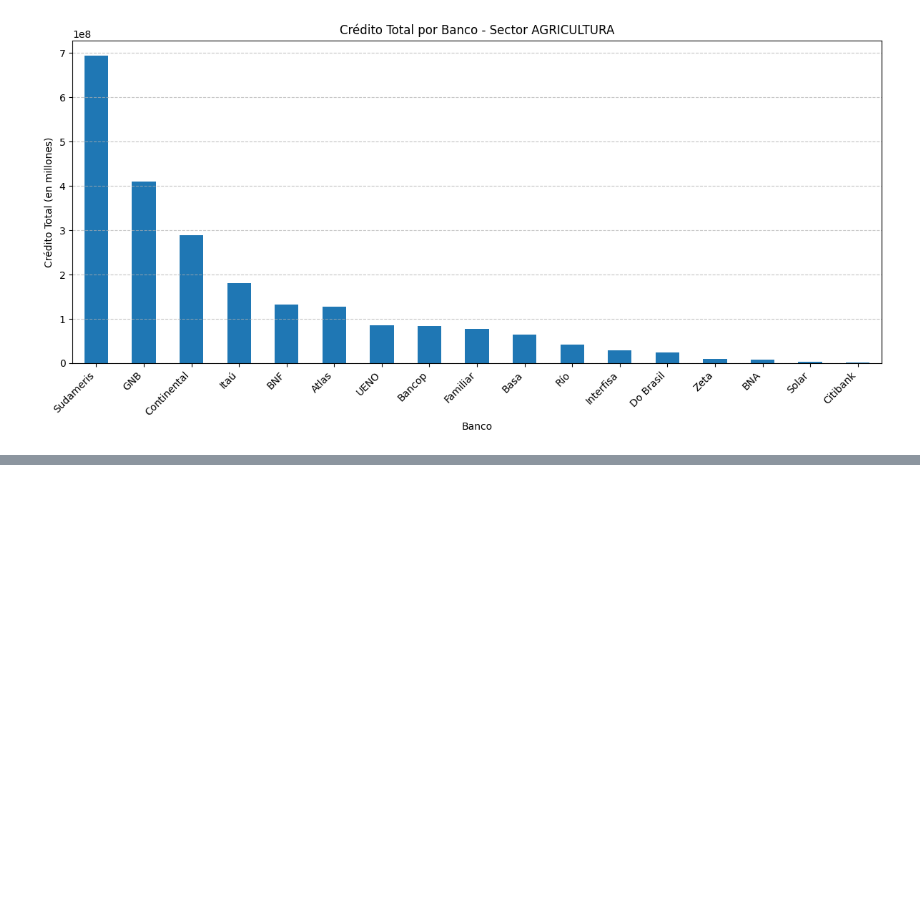
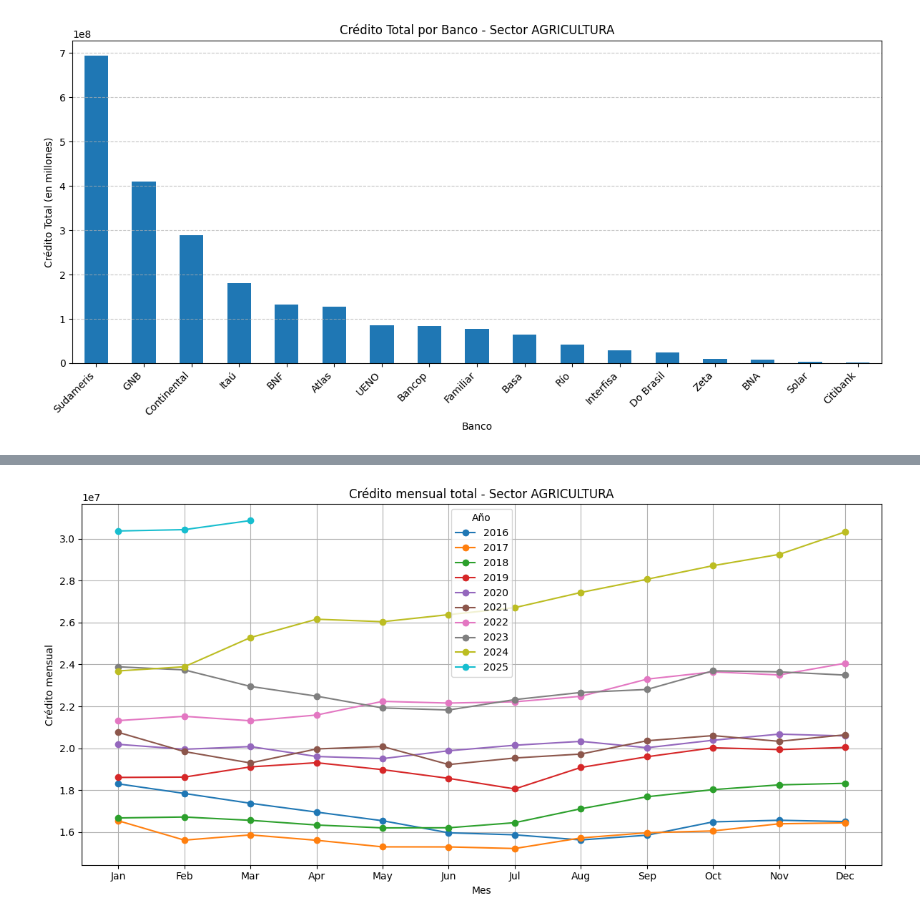
Before and after one commit to MathiasChd/MIA_UNA, a Jupyter notebook: SeriesTemporales/TrabajoGrupal/Trabajo_grupal_MIAAD.ipynb, the cells around one changed output, grey strips where cells are left out. Saved outputs shown, nothing was run; the diff lists cells and outputs as text; code cells hidden in the pictures; blank space fills up the shorter version.

```diff
--- a/SeriesTemporales/TrabajoGrupal/Trabajo_grupal_MIAAD.ipynb
+++ b/SeriesTemporales/TrabajoGrupal/Trabajo_grupal_MIAAD.ipynb
@@ -253,0 +154,26 @@ p-value: 0.5002
+# %%
+# Crear columna Año
+serie_total["Año"] = serie_total["Fecha"].dt.year
+
+# Pivot table: filas = Mes, columnas = Año, valores = suma de crédito
+pivot = serie_total.pivot_table(index="Mes", columns="Año", values="Credito", aggfunc='sum')
+
+# Etiquetas de los meses
+meses_labels = ["Jan", "Feb", "Mar", "Apr", "May", "Jun",
+                "Jul", "Aug", "Sep", "Oct", "Nov", "Dec"]
+
+# Graficar
+plt.figure(figsize=(12,6))
+for año in pivot.columns:
+    plt.plot(pivot.index, pivot[año], marker='o', label=str(año))
+
+plt.xticks(ticks=range(1,13), labels=meses_labels)
+plt.title("Crédito mensual total - Sector AGRICULTURA")
+plt.xlabel("Mes")
+plt.ylabel("Crédito mensual")
+plt.legend(title="Año")
+plt.grid(True)
+plt.tight_layout()
+plt.show()
+# %% [output]
+[figure, added]
```
Also changed, not shown: parts of 76 cells of this notebook.
